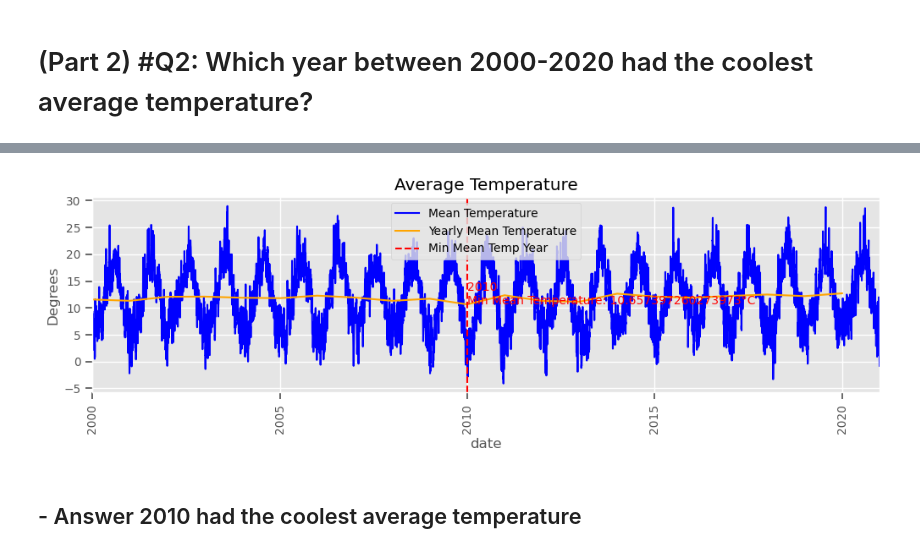
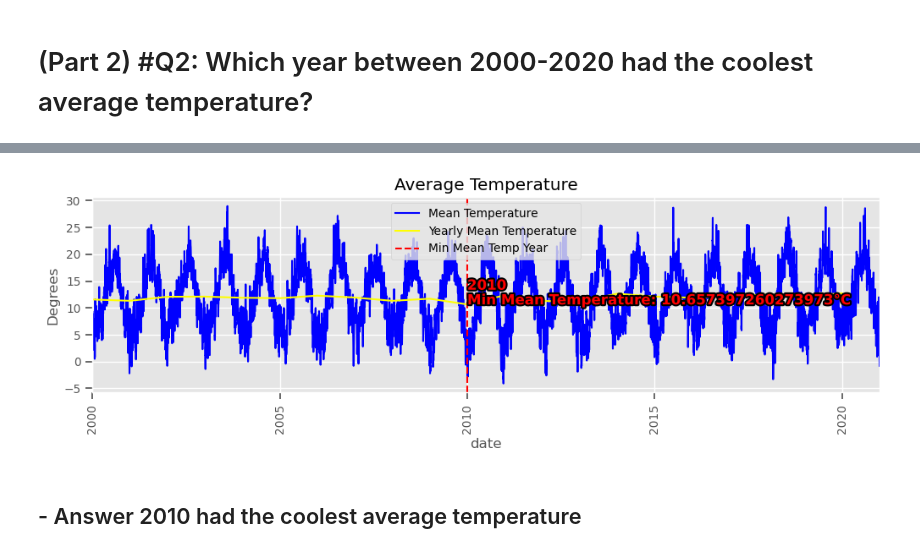
Before and after one commit to lrnrdr/CORE-Resampling-Datetime-Data, a Jupyter notebook: Core_Resampling Datetime Data.ipynb, the cells around one changed output, grey strips where cells are left out. Cells and saved outputs as stored; diff of their text form; code cells hidden in the pictures.

```diff
--- a/Core_Resampling Datetime Data.ipynb
+++ b/Core_Resampling Datetime Data.ipynb
@@ -298,7 +298,9 @@ _________
 # %% [markdown]
 ![image.png](attachment:527b3dab-809f-4d03-a879-d851e9e1ef8a.png)
 # %%
-#plt.rcParams.update({'figure.autolayout': True})
+from matplotlib.patheffects import withStroke
+# Specify the outline parameters
+outline_effect = withStroke(linewidth=3, foreground='black')
 # %%
 # Resample the mean_temp column to a Yearly frequency using .mean() as the aggregation method
 yearly_mean_temp = df['mean_temp'].resample('Y').mean()
@@ -312,35 +314,36 @@ fig, ax = plt.subplots(figsize=(12, 3))
 
 # Plot the mean temperature data
 df['mean_temp'].plot(ax=ax, label='Mean Temperature', color='blue')
 
 # Plot the yearly mean temperature on the same axis
-yearly_mean_temp.plot(ax=ax, label='Yearly Mean Temperature', color='orange')
+yearly_mean_temp.plot(ax=ax, label='Yearly Mean Temperature', color='yellow')
 
 # Add a vertical line at the date with the lowest mean temperature
 ax.axvline(x=f'{min_mean_temp_year}-01-01', color='red', linestyle='--', label='Min Mean Temp Year')
 
 # Add label for the vertical line
-ax.text(f'{min_mean_temp_year}-01-01', min_mean_temp_value, f"{min_mean_temp_year}\nMin Mean Temperature: {min_mean_temp_value}°C", color='red')
+ax.text(f'{min_mean_temp_year}-01-01', min_mean_temp_value, f"{min_mean_temp_year}\nMin Mean Temperature: {min_mean_temp_value}°C", color='red', fontsize=12, fontweight='bold', path_effects=[outline_effect])
+
 
 # Set title and labels
 plt.title('Average Temperature')
 plt.ylabel('Degrees')
 
 # Customize the major x-axis ticks
 ax.xaxis.set_major_locator(mdates.YearLocator(base=5))  # Major ticks every 5 years
 ax.xaxis.set_major_formatter(mdates.DateFormatter('%Y'))  # Use 4-digit years
 plt.xticks(rotation=90)  # Rotate the major ticks' labels 90 degrees
 
 # Customize the minor x-axis ticks
 ax.xaxis.set_minor_locator(mdates.YearLocator())  # Minor ticks every 1 year
 plt.minorticks_off()  # Do not label the minor ticks
 
 # Add legend
 ax.legend()
 
 # Show the plot
 plt.show()
 # %% [output]
-[figure, old version]
+[figure, new version]
 # %% [markdown]
 ## - Answer 2010 had the coolest average temperature
```
